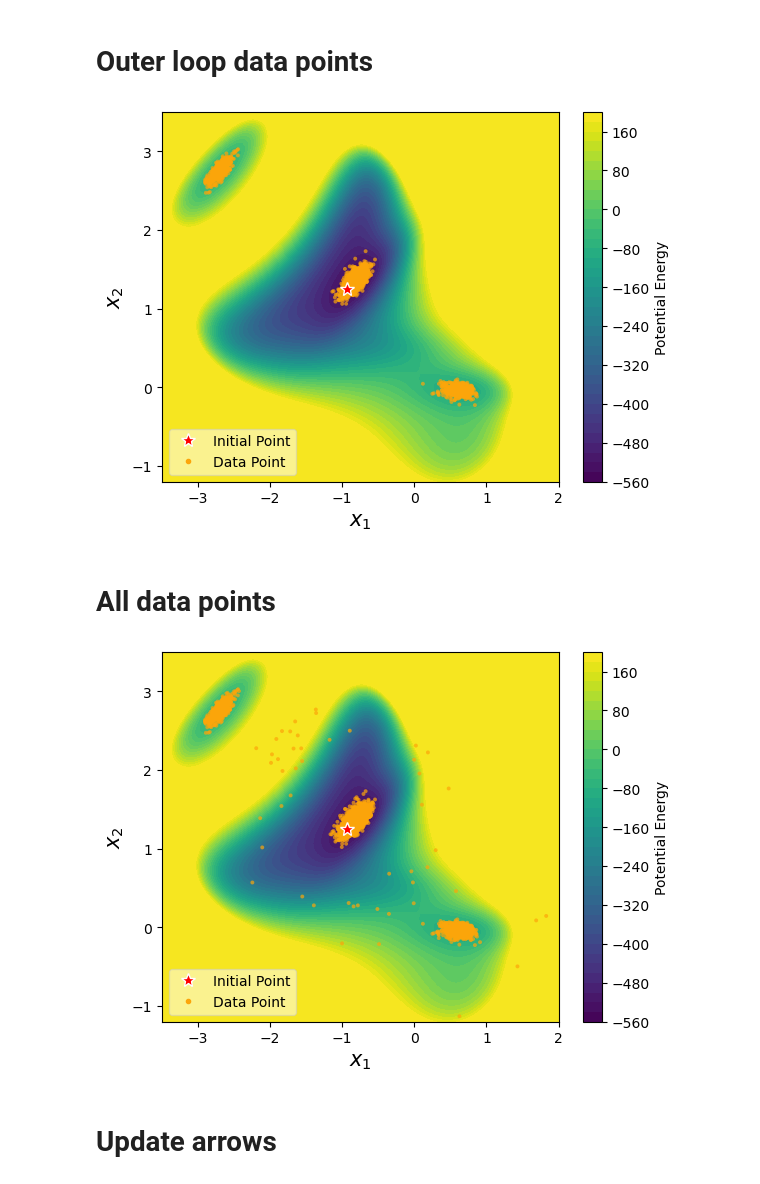
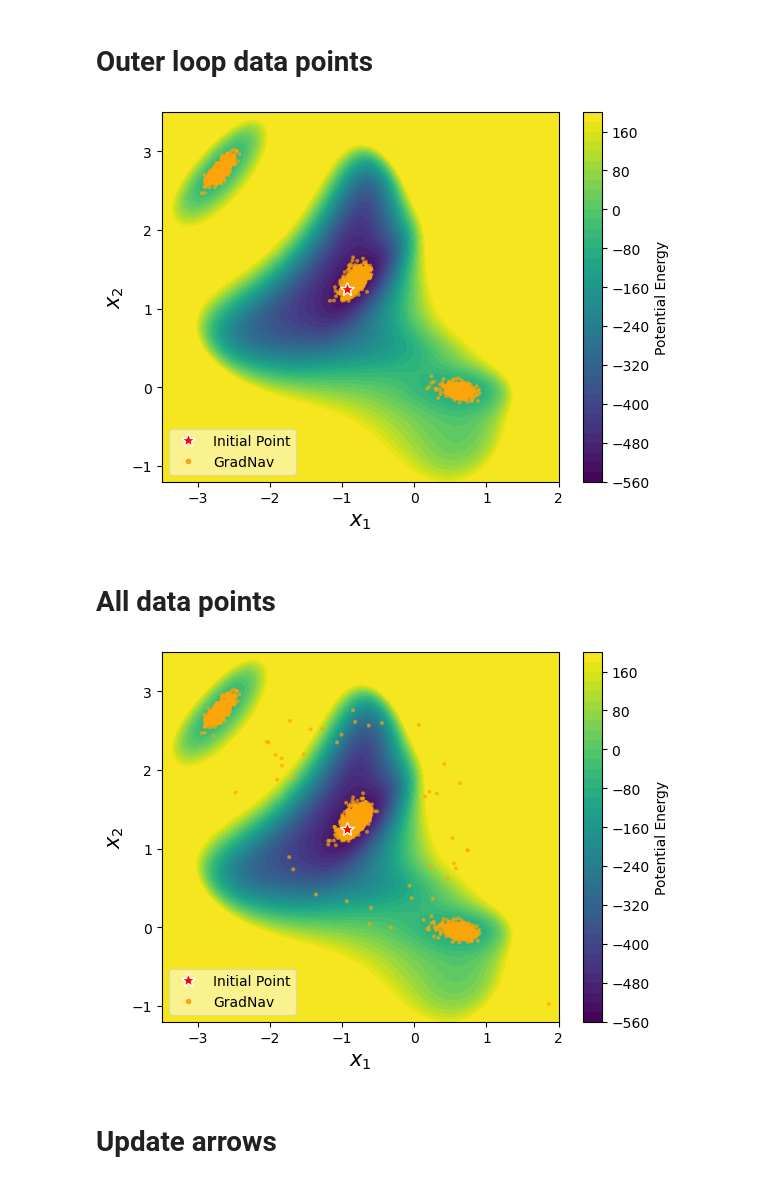
Before and after one commit to hoon-ock/landscape-search, a Jupyter notebook: modified_muller_ogn.ipynb, the cells around one changed output. Drawn from its saved outputs; the diff is of its cells as text; code cells hidden in the pictures.

```diff
--- a/modified_muller_ogn.ipynb
+++ b/modified_muller_ogn.ipynb
@@ -37,7 +40,7 @@ np.random.seed(random_seed)
 total_step = 5000       # total number of steps
 large_batch_size = 500  # number of steps for outer loop
 small_batch_size = 50   # number of steps for inner loop (scout)
-k = 25.0                # update rate slope (higher k means smaller update)
+k = 20.0                # update rate slope (higher k means smaller update)
 beta = 1.0             # update rate intercept (higher beta means larger update)
 boundary_frac = 0.75    # threshold to determine bounday based on the fraction of points in the region
 
@@ -66,6 +69,8 @@ if start_mode == 'random':
     init = random_init_point(x_limits, y_limits) # np.array([-0.9, 1.4, np.random.uniform(0, 1)])
 elif start_mode == 'target':
     init = target_init_point(-0.85, 1.3)
+
+label_2 = 'GradNav'
 # %%
 # Define all other parameters and include them in a dictionary
 parameters = {
@@ -364,13 +368,13 @@ plt.xlabel('$x_1$', fontsize=ft)
 plt.ylabel('$x_2$', fontsize=ft)
 plt.xlim(x_limits[0], x_limits[1])
 plt.ylim(y_limits[0], y_limits[1])
-plt.plot([], [], '.', c=colors[-1], label='Data Point')  # 'o' for circle markers
+plt.plot([], [], '.', c=colors[-1], label=label_2)  # 'o' for circle markers
 
 plt.legend(fontsize=ft-5, loc='lower left', framealpha=0.5)
 plt.savefig(os.path.join(directory,'outer_points.png'), bbox_inches='tight', facecolor='w')
 plt.show()
 # %% [output]
-[figure, old version]
+[figure, new version]
 # %% [markdown]
 # All data points
 # %%
@@ -381,35 +385,35 @@ pes.plot(ax=plt.gca(),
 colors = cm.inferno(np.linspace(0, 0.8, len(traj_all_save)))
 plt.plot(init[:, 0], init[:, 1], '*',
          markeredgecolor='white', color='r',
          markersize=10, label='Initial Point')
 # i=0
 # for n in range(len(traj_all_save)):
 #     c = colors[n]
 #     x = traj_all_save[n][:,0]
 #     y = traj_all_save[n][:,1]
 #     plt.scatter(x, y, edgecolor='none', s=8, color=c) #, label=f'Run {i+1}')
 #     i += 1
 
 plt.scatter(traj_all_stacked[:,0], traj_all_stacked[:,1],
             edgecolor='none',
             s=8, color=colors[-1],
             alpha=0.7) #, label=f'Data Point')
 
 plt.xlabel('$x_1$', fontsize=ft)
 plt.ylabel('$x_2$', fontsize=ft)
 plt.xlim(x_limits[0], x_limits[1])
 plt.ylim(y_limits[0], y_limits[1])
 
 # plt.plot([], [], '*', c='r', label='Initial Point')
-plt.plot([], [], '.', c=colors[-1], label='Data Point')  # 'o' for circle markers
+plt.plot([], [], '.', c=colors[-1], label=label_2)  # 'o' for circle markers
 
 plt.legend(fontsize=ft-5, loc='lower left', framealpha=0.5)
 
 # plt.legend(fontsize=ft-5, loc='lower left')
 plt.savefig(os.path.join(directory,'all_points.png'), bbox_inches='tight', facecolor='w')
 plt.show()
 # %% [output]
-[figure, old version]
+[figure, new version]
 # %% [markdown]
 # Update arrows
 # %%
```
Also changed, not shown: parts of 8 cells of this notebook, 2 other files.
